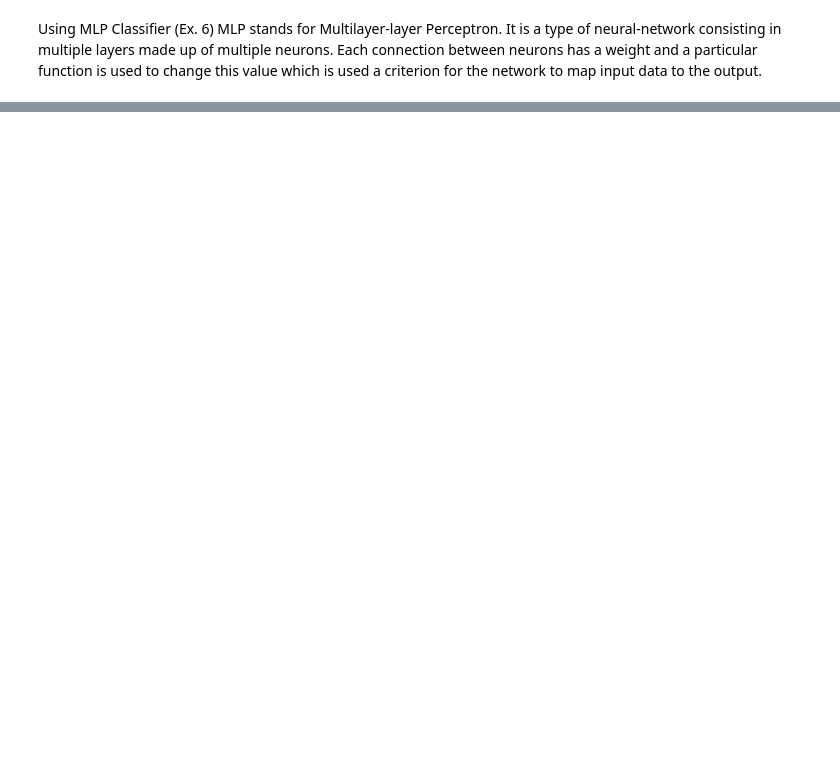
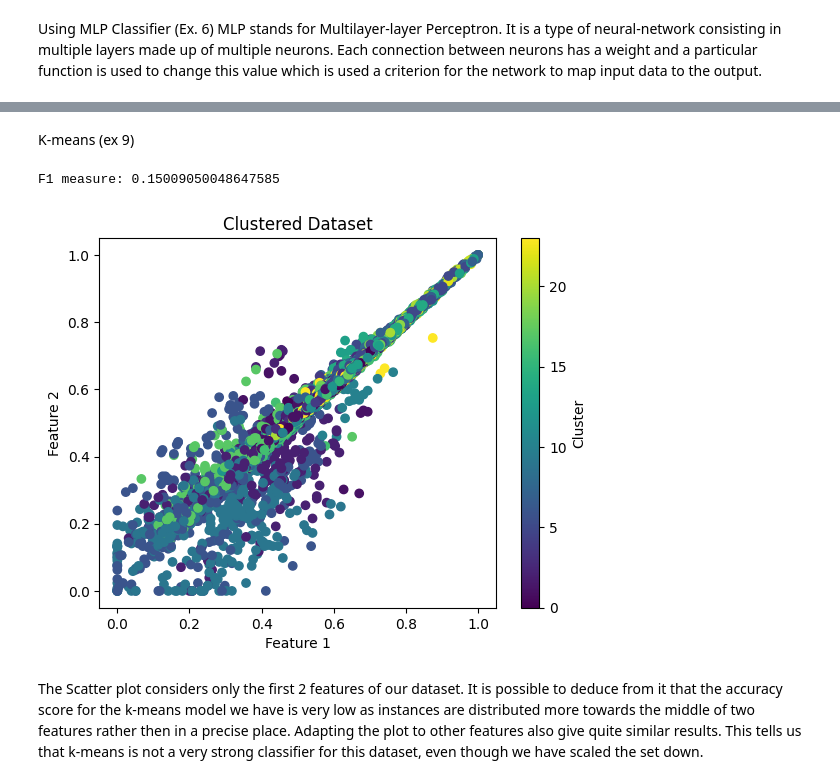
Before and after one commit to matteobonani/Sign_Language_MNIST, a Jupyter notebook: sign_mnist.ipynb, the cells around one changed output, grey strips where cells are left out. Cells and saved outputs as stored; diff of their text form; code cells hidden in the pictures; blank space fills up the shorter version.

```diff
--- a/sign_mnist.ipynb
+++ b/sign_mnist.ipynb
@@ -214,0 +192,29 @@ MLP F1 score: 0.8796135265700484
+# %% [markdown]
+K-means (ex 9)
+# %%
+from sklearn.cluster import KMeans
+
+k= 24
+kmeans = KMeans(n_clusters=k, random_state=0)
+kmeans.fit(X_train_scaled)
+cluster_labels = kmeans.predict(X_train_scaled)
+y_assigned = np.zeros_like(cluster_labels)
+for cluster in range(k):
+    mask = (cluster_labels == cluster)
+    assigned_class = np.bincount(y_train[mask]).argmax()
+    y_assigned[mask] = assigned_class
+
+f1 = f1_score(y_train, y_assigned, average='weighted')
+print("F1 measure:", f1)
+
+plt.scatter(X_train_scaled[:, 1], X_train_scaled[:, 2], c=cluster_labels, cmap='viridis')
+plt.title('Clustered Dataset')
+plt.xlabel('Feature 1')
+plt.ylabel('Feature 2')
+plt.colorbar(label='Cluster')
+plt.show()
+# %% [output]
+F1 measure: 0.15009050048647585
+[figure, added]
+# %% [markdown]
+The Scatter plot considers only the first 2 features of our dataset. It is possible to deduce from it that the accuracy score for the k-means model we have is very low as instances are distributed more towards the middle of two features rather then in a precise place. Adapting the plot to other features also give quite similar results. This tells us that k-means is not a  very strong classifier for this dataset, even though we have scaled the set down.
```
Also changed, not shown: parts of 4 cells of this notebook.
